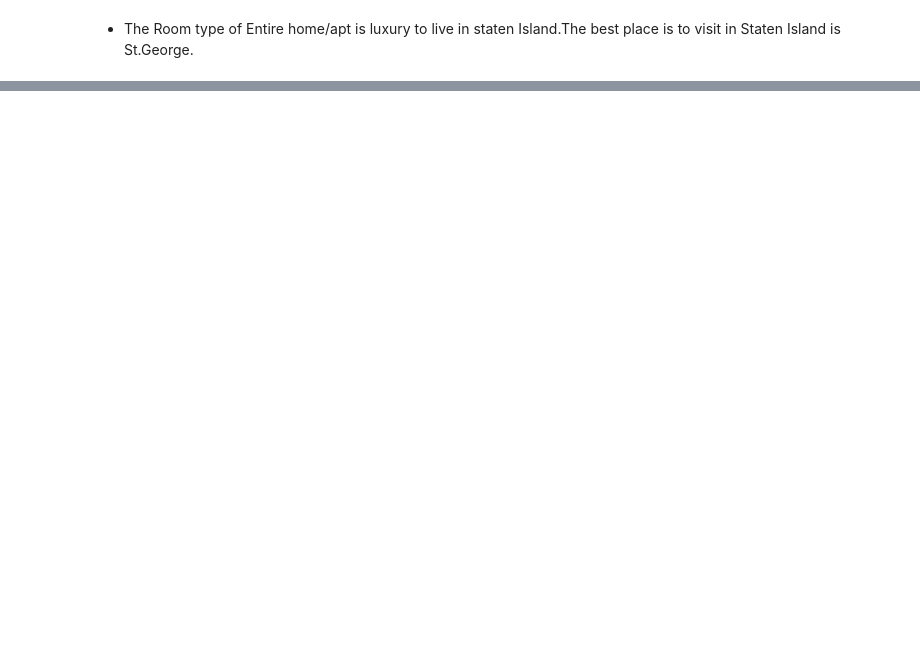
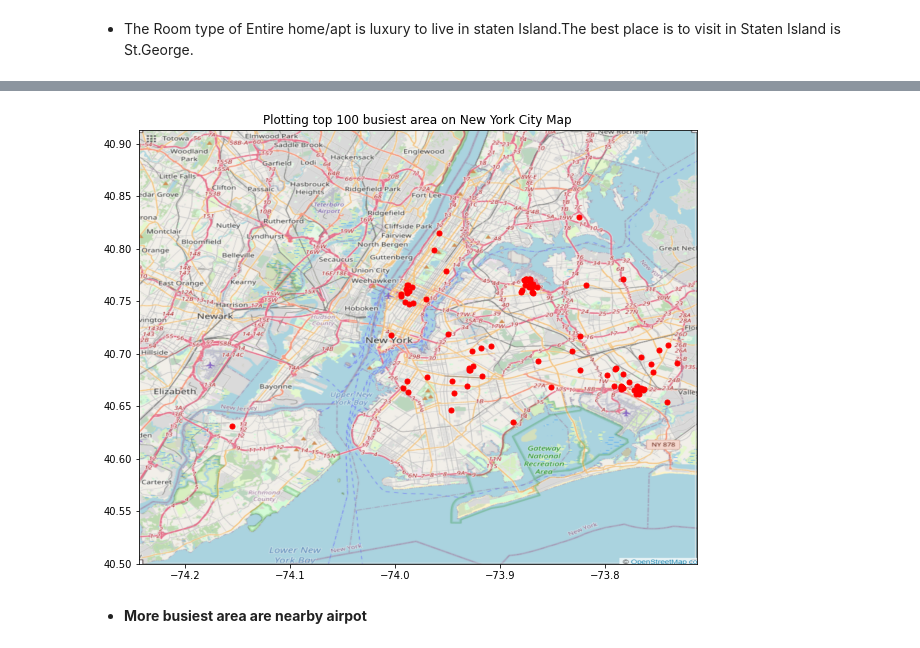
Before and after one commit to Rajesh1505/Airbnb_bookings_analysis_Capstone_project_1, a Jupyter notebook: Airbnb_Bookings_Analysis_Rajesh_Kumar_Patel.ipynb, the cells around one changed output, grey strips where cells are left out. Cells and saved outputs as stored; diff of their text form; code cells hidden in the pictures; blank space fills up the shorter version.

```diff
--- a/Airbnb_Bookings_Analysis_Rajesh_Kumar_Patel.ipynb
+++ b/Airbnb_Bookings_Analysis_Rajesh_Kumar_Patel.ipynb
@@ -412,0 +450,16 @@ fig.show()
+# %%
+#subset dataset more busiest area in descending order
+airbnb_busiest100 = airbnb_data.sort_values('reviews_per_month',ascending=False, inplace=False).head(100)
+# %%
+#Plotting top 100 busiest area on New York City Map
+fig, ax = plt.subplots(figsize = (10,8))
+ax.scatter(airbnb_busiest100.longitude, airbnb_busiest100.latitude, zorder=1, alpha= 1, c='red', s=25)
+ax.set_title('Plotting top 100 busiest area on New York City Map')
+ax.set_xlim(BoundaryBox[0],BoundaryBox[1])
+ax.set_ylim(BoundaryBox[2],BoundaryBox[3])
+ax.imshow(ny_map, zorder=0, extent = BoundaryBox, aspect= 'equal')
+plt.show()
+# %% [output]
+[figure, added]
+# %% [markdown]
+*  **More busiest area are nearby airpot**
```
Also changed, not shown: parts of 10 cells of this notebook.
